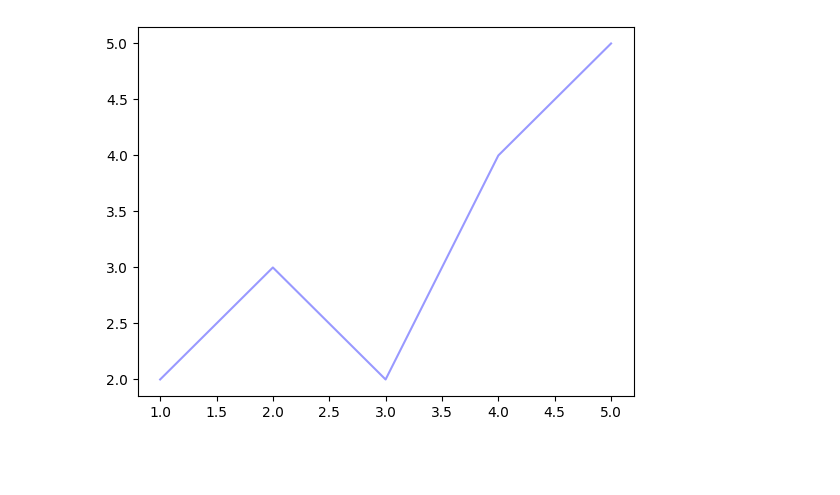
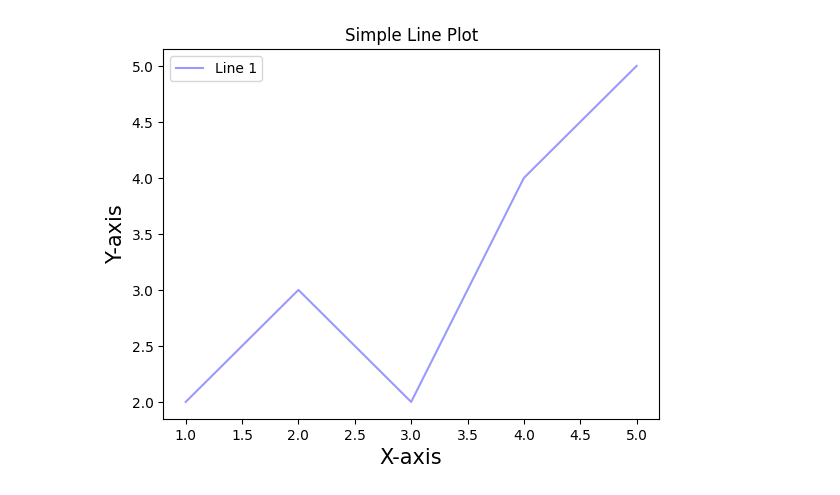
Before and after one commit to NishmthaM/matplotlib_python, a Jupyter notebook: Untitled-checkpoint.ipynb, the cells around one changed output. Drawn from its saved outputs; the diff is of its cells as text; code cells hidden in the pictures; blank space fills up the shorter version.

```diff
--- a/Untitled-checkpoint.ipynb
+++ b/Untitled-checkpoint.ipynb
@@ -1,11 +1,15 @@
 # %%
 import matplotlib.pyplot as plt
 
 x=[1,2,3,4,5]
 y=[2,3,2,4,5]
 
-plt.plot(x,y,color="b",alpha=0.4)
-plt.savefig("Untitled-checkpoint.png")
+plt.plot(x,y,color="b",alpha=0.4,label="Line 1")
+plt.savefig("ml.png",dpi=2000,facecolor="g")
+plt.title("Simple Line Plot")
+plt.xlabel("X-axis",fontsize=15)
+plt.ylabel("Y-axis",fontsize=15)
+plt.legend()
 plt.show()
 # %% [output]
-[figure, old version]
+[figure, new version]
```
Also changed, not shown: parts of 1 cell of this notebook, 2 other files.
